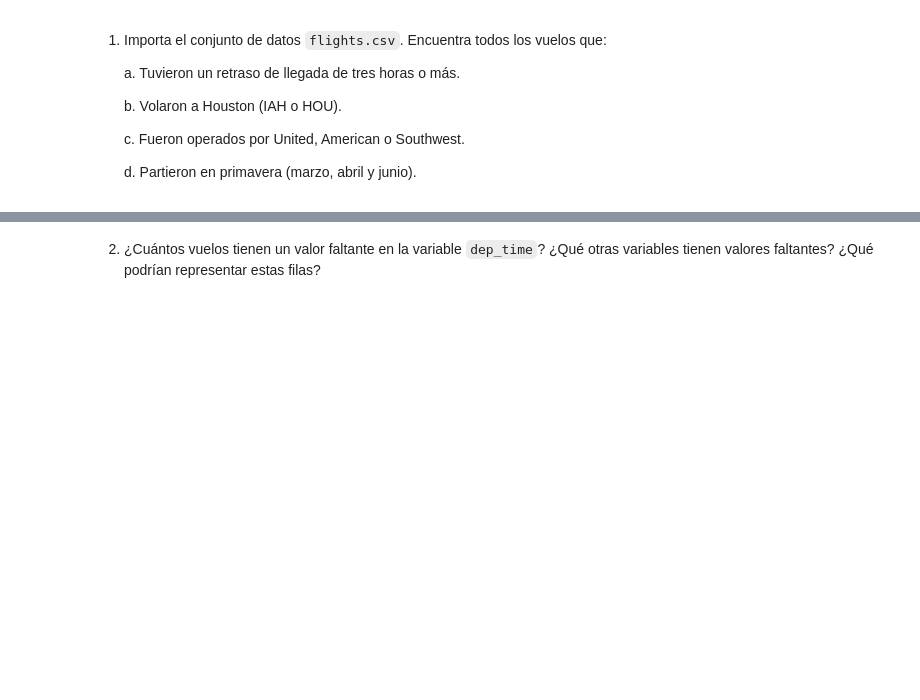
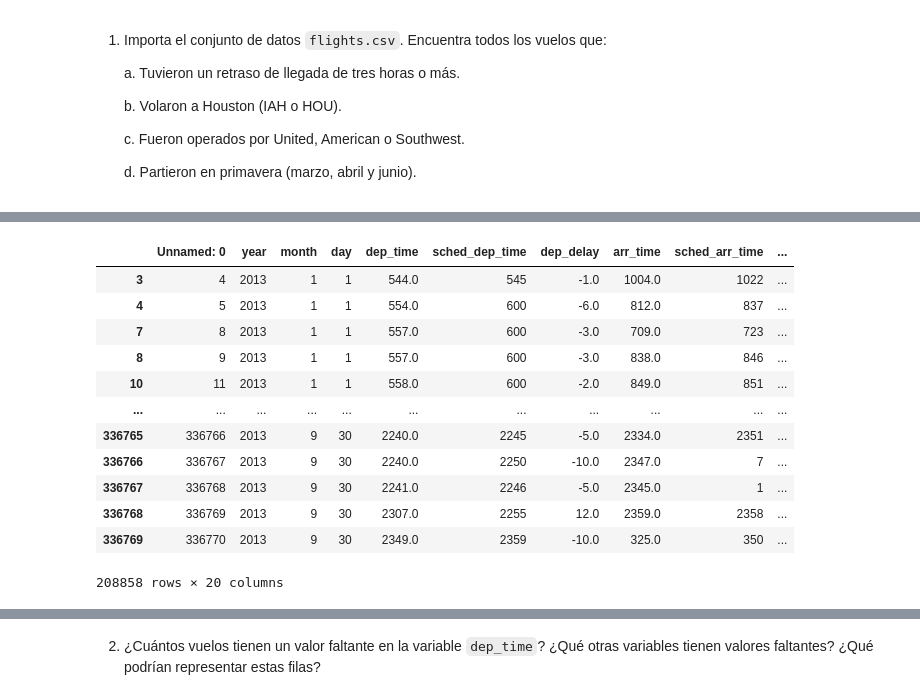
Before and after one commit to qlab-intro-python/tarea-2-tarea_2-vargas-y-correa, a Jupyter notebook: tarea_2_ccss_plantilla.ipynb, the cells around one changed output, grey strips where cells are left out. Drawn from its saved outputs; the diff is of its cells as text; code cells hidden in the pictures; blank space fills up the shorter version.

```diff
--- a/tarea_2_ccss_plantilla.ipynb
+++ b/tarea_2_ccss_plantilla.ipynb
@@ -24,0 +38,4 @@ Profesor:       Víctor Fuentes Campos
+# %%
+# Solución
+flights=pd.read_csv("flights.csv")
+print(flights)
@@ -24,0 +60,18 @@ Profesor:       Víctor Fuentes Campos
+# %%
+#Filtrar por tiempo de demora
+flights_delay=flights.loc[flights.arr_delay<=3]
+flights_delay
+# %% [output]
+|  | Unnamed: 0 | year | month | day | dep_time | sched_dep_time | dep_delay | arr_time | sched_arr_time | ... |
+| 3 | 4 | 2013 | 1 | 1 | 544.0 | 545 | -1.0 | 1004.0 | 1022 | ... |
+| 4 | 5 | 2013 | 1 | 1 | 554.0 | 600 | -6.0 | 812.0 | 837 | ... |
+| 7 | 8 | 2013 | 1 | 1 | 557.0 | 600 | -3.0 | 709.0 | 723 | ... |
+| 8 | 9 | 2013 | 1 | 1 | 557.0 | 600 | -3.0 | 838.0 | 846 | ... |
+| 10 | 11 | 2013 | 1 | 1 | 558.0 | 600 | -2.0 | 849.0 | 851 | ... |
+| ... | ... | ... | ... | ... | ... | ... | ... | ... | ... | ... |
+| 336765 | 336766 | 2013 | 9 | 30 | 2240.0 | 2245 | -5.0 | 2334.0 | 2351 | ... |
+| 336766 | 336767 | 2013 | 9 | 30 | 2240.0 | 2250 | -10.0 | 2347.0 | 7 | ... |
+| 336767 | 336768 | 2013 | 9 | 30 | 2241.0 | 2246 | -5.0 | 2345.0 | 1 | ... |
+| 336768 | 336769 | 2013 | 9 | 30 | 2307.0 | 2255 | 12.0 | 2359.0 | 2358 | ... |
+| 336769 | 336770 | 2013 | 9 | 30 | 2349.0 | 2359 | -10.0 | 325.0 | 350 | ... |
+208858 rows × 20 columns
```
Also changed, not shown: parts of 31 cells of this notebook.
